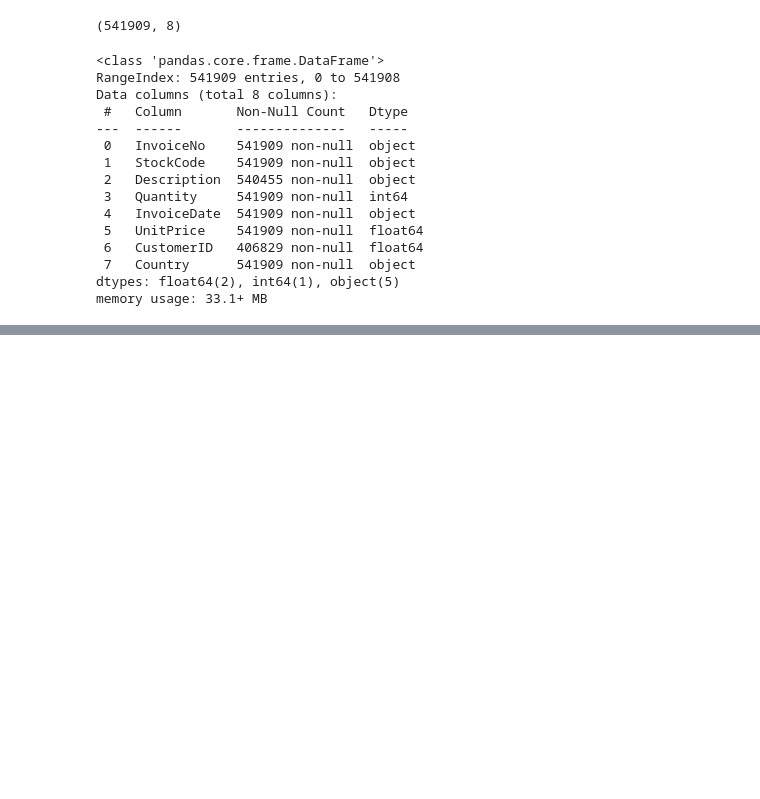
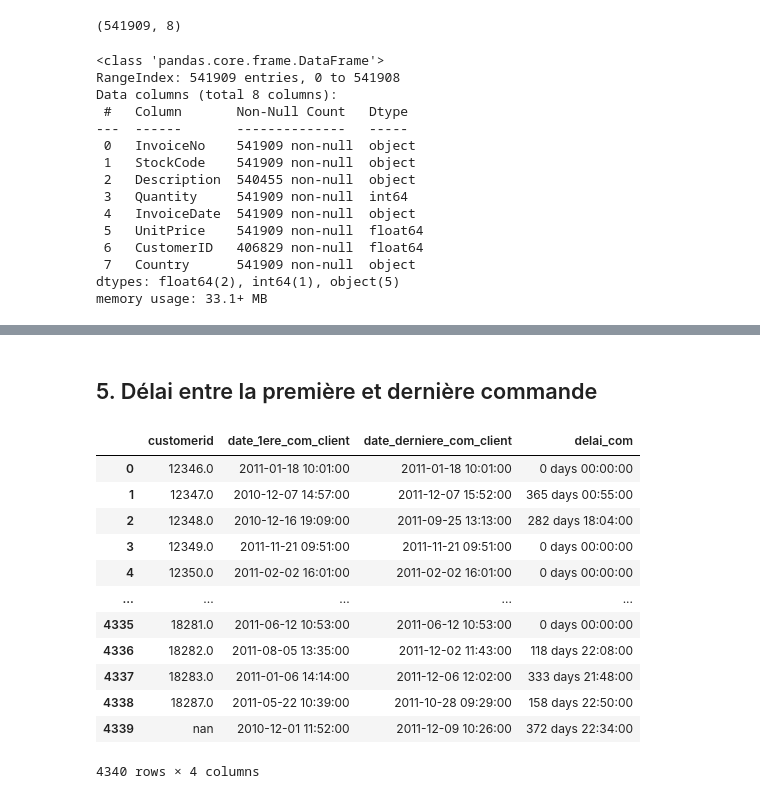
Before and after one commit to Daouda-Ba/DAH_DataEng_Practice, a Jupyter notebook: practice.ipynb, the cells around one changed output, grey strips where cells are left out. Drawn from its saved outputs; the diff is of its cells as text; code cells hidden in the pictures; blank space fills up the shorter version.

```diff
--- a/practice.ipynb
+++ b/practice.ipynb
@@ -113,0 +101,5 @@ df.head()
+# %%
+df['month'] = df['invoicedate'].dt.month
+chiffre_affaire_mensuel = df.groupby(['year', 'month'])['totalinvoice'].sum().reset_index()
+chiffre_affaire_mensuel.rename(columns={'totalinvoice': 'chiffre_affaire'}, inplace=True)
+chiffre_affaire_mensuel
@@ -113,0 +163,4 @@ df.head()
+# %%
+date_1ere_com_client = df.groupby(['customerid'])['invoicedate'].min().reset_index()
+date_1ere_com_client.rename(columns={'invoicedate': 'date_1ere_com_client'}, inplace=True)
+date_1ere_com_client
@@ -113,0 +181,4 @@ df.head()
+# %%
+date_derniere_com_client = df.groupby(['customerid'])['invoicedate'].max().reset_index()
+date_derniere_com_client.rename(columns={'invoicedate': 'date_derniere_com_client'}, inplace=True)
+date_derniere_com_client
@@ -113,0 +199,20 @@ df.head()
+# %% [markdown]
+## 5. Délai entre la première et dernière commande
+# %%
+delai_com = pd.merge(date_1ere_com_client, date_derniere_com_client, on='customerid')
+delai_com['delai_com'] = delai_com['date_derniere_com_client'] - delai_com['date_1ere_com_client']
+delai_com
+# %% [output]
+|  | customerid | date_1ere_com_client | date_derniere_com_client | delai_com |
+| 0 | 12346.0 | 2011-01-18 10:01:00 | 2011-01-18 10:01:00 | 0 days 00:00:00 |
+| 1 | 12347.0 | 2010-12-07 14:57:00 | 2011-12-07 15:52:00 | 365 days 00:55:00 |
+| 2 | 12348.0 | 2010-12-16 19:09:00 | 2011-09-25 13:13:00 | 282 days 18:04:00 |
+| 3 | 12349.0 | 2011-11-21 09:51:00 | 2011-11-21 09:51:00 | 0 days 00:00:00 |
+| 4 | 12350.0 | 2011-02-02 16:01:00 | 2011-02-02 16:01:00 | 0 days 00:00:00 |
+| ... | ... | ... | ... | ... |
+| 4335 | 18281.0 | 2011-06-12 10:53:00 | 2011-06-12 10:53:00 | 0 days 00:00:00 |
+| 4336 | 18282.0 | 2011-08-05 13:35:00 | 2011-12-02 11:43:00 | 118 days 22:08:00 |
+| 4337 | 18283.0 | 2011-01-06 14:14:00 | 2011-12-06 12:02:00 | 333 days 21:48:00 |
+| 4338 | 18287.0 | 2011-05-22 10:39:00 | 2011-10-28 09:29:00 | 158 days 22:50:00 |
+| 4339 | nan | 2010-12-01 11:52:00 | 2011-12-09 10:26:00 | 372 days 22:34:00 |
+4340 rows × 4 columns
```
Also changed, not shown: parts of 15 cells of this notebook.
